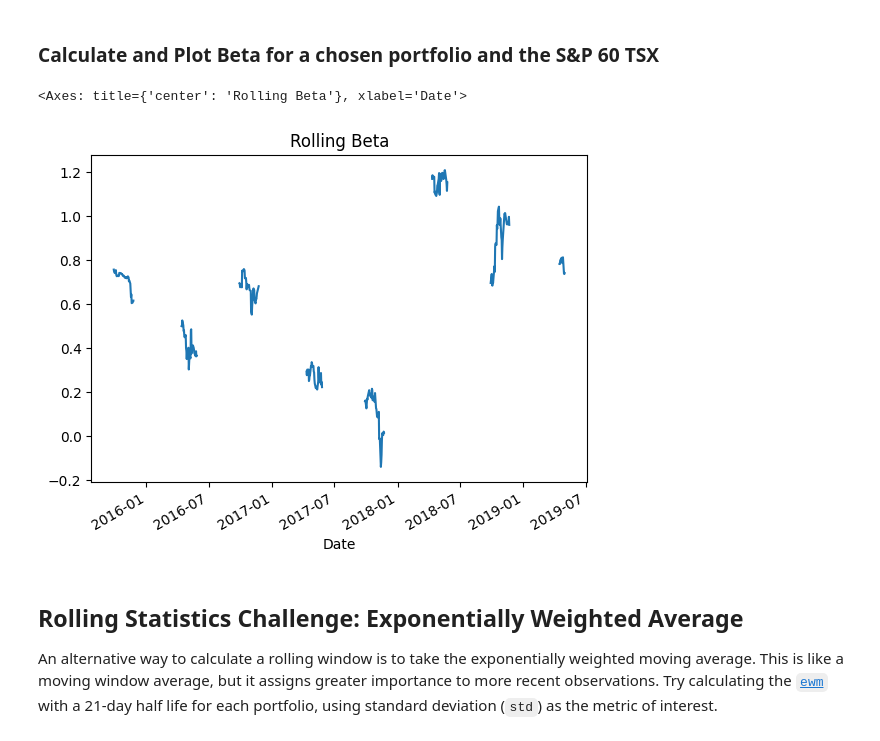
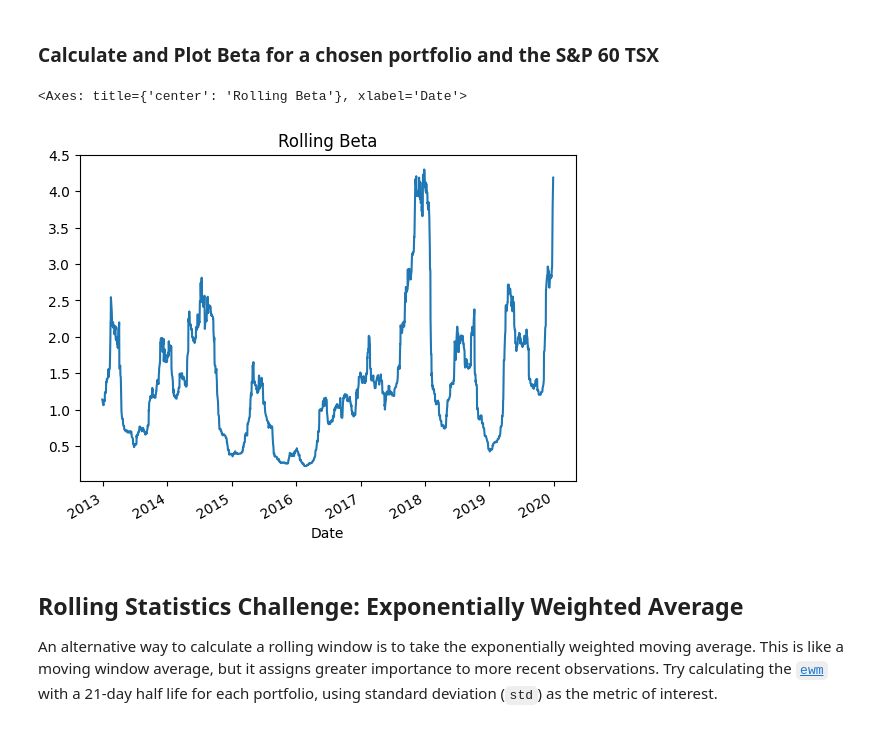
Before and after one commit to xiaotiancaixmy/pandas, a Jupyter notebook: Desktop/Fintech/pandas-main/whale_analysis.ipynb, the cells around one changed output. Saved outputs shown, nothing was run; the diff lists cells and outputs as text; code cells hidden in the pictures.

```diff
--- a/Desktop/Fintech/pandas-main/whale_analysis.ipynb
+++ b/Desktop/Fintech/pandas-main/whale_analysis.ipynb
@@ -296,20 +296,20 @@ sns.heatmap(correlation_matrix, vmin=-1, vmax=1)
 ### Calculate and Plot Beta for a chosen portfolio and the S&P 60 TSX
 # %%
 # Calculate covariance of a single portfolio
-rolling_covariance = portfolio_returns['TIGER GLOBAL MANAGEMENT LLC'].rolling(window=60).cov(sp_tsx_returns)
+rolling_covariance = portfolio_returns['SOROS FUND MANAGEMENT LLC'].rolling(window=60).cov(sp_tsx_returns)
 # Calculate variance of S&P TSX
 
 rolling_variance = sp_tsx_returns.rolling(window=60).var()
 
 # Computing beta
-rolling_beta = rolling_covariance / rolling_variance
+rolling_beta = rolling_covariance.mean() / rolling_variance
 
 # Plot beta trend
 
 rolling_beta.plot(title='Rolling Beta')
 # %% [output]
 <Axes: title={'center': 'Rolling Beta'}, xlabel='Date'>
-[figure, old version]
+[figure, new version]
 # %% [markdown]
 ## Rolling Statistics Challenge: Exponentially Weighted Average
 
```
Also changed, not shown: parts of 13 cells of this notebook.
